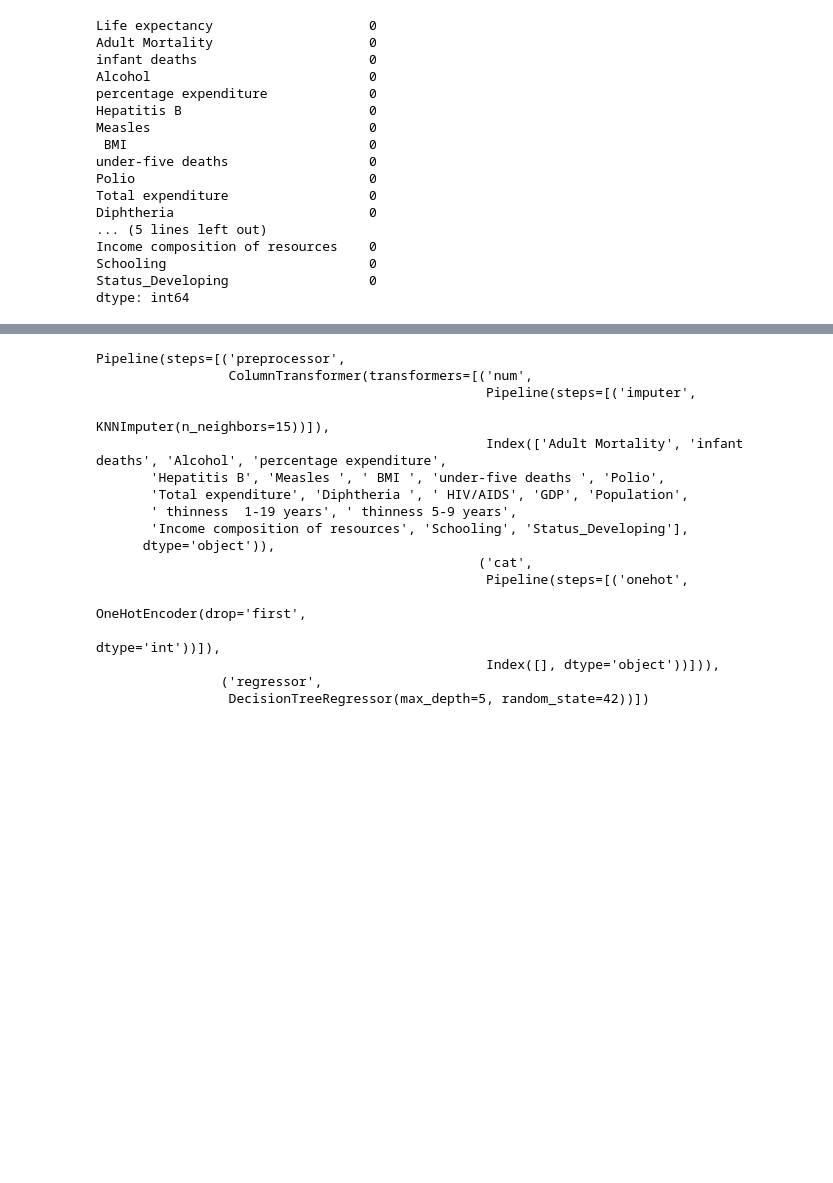
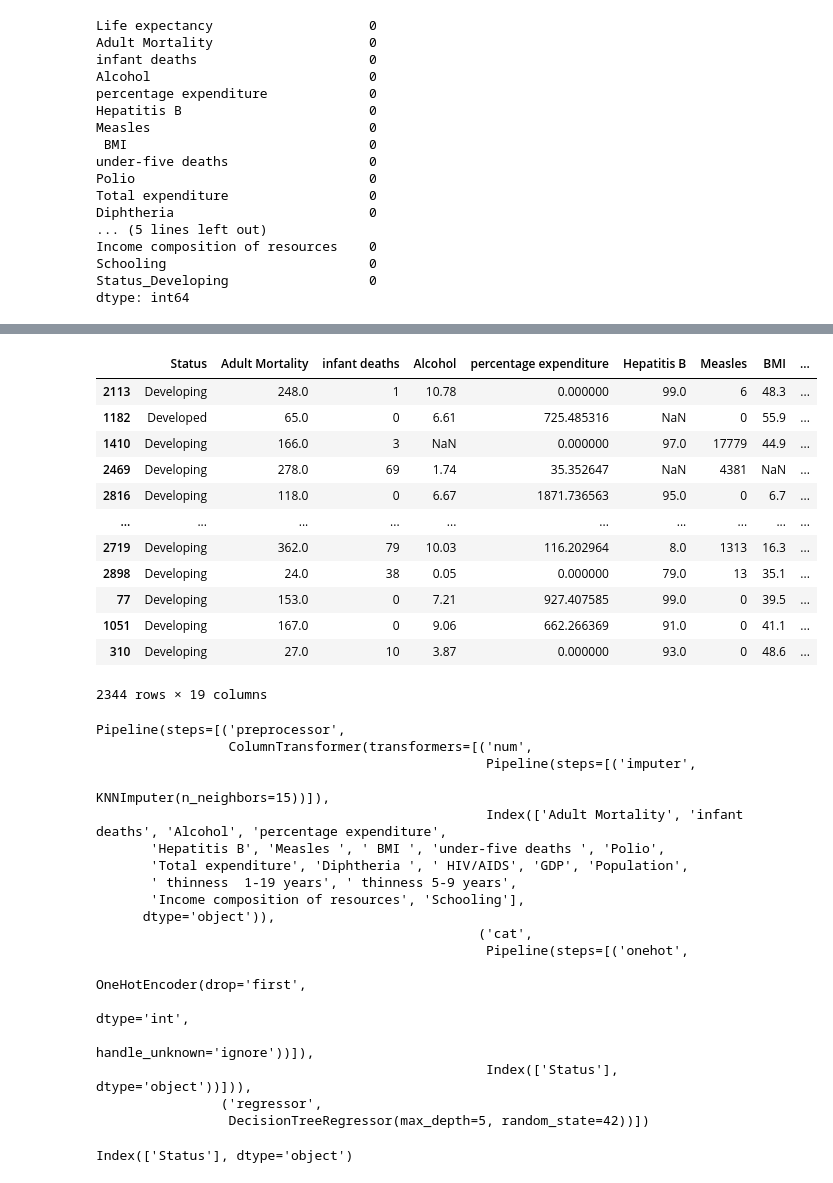
Before and after one commit to Abdul-AA/Life-Expectancy, a Jupyter notebook: Life-Expectancy-Model.ipynb, the cells around one changed output, grey strips where cells are left out. Saved outputs shown, nothing was run; the diff lists cells and outputs as text; code cells hidden in the pictures; blank space fills up the shorter version.

```diff
--- a/Life-Expectancy-Model.ipynb
+++ b/Life-Expectancy-Model.ipynb
@@ -377,13 +473,29 @@ train_set = train_set.dropna(subset=['Life expectancy '])
 
 life_expectancy = train_set['Life expectancy ']
 train_set_features = train_set.drop('Life expectancy ', axis=1)
+# %%
+train_set_features
+# %% [output]
+|  | Status | Adult Mortality | infant deaths | Alcohol | percentage expenditure | Hepatitis B | Measles | BMI | ... |
+| 2113 | Developing | 248.0 | 1 | 10.78 | 0.000000 | 99.0 | 6 | 48.3 | ... |
+| 1182 | Developed | 65.0 | 0 | 6.61 | 725.485316 | NaN | 0 | 55.9 | ... |
+| 1410 | Developing | 166.0 | 3 | NaN | 0.000000 | 97.0 | 17779 | 44.9 | ... |
+| 2469 | Developing | 278.0 | 69 | 1.74 | 35.352647 | NaN | 4381 | NaN | ... |
+| 2816 | Developing | 118.0 | 0 | 6.67 | 1871.736563 | 95.0 | 0 | 6.7 | ... |
+| ... | ... | ... | ... | ... | ... | ... | ... | ... | ... |
+| 2719 | Developing | 362.0 | 79 | 10.03 | 116.202964 | 8.0 | 1313 | 16.3 | ... |
+| 2898 | Developing | 24.0 | 38 | 0.05 | 0.000000 | 79.0 | 13 | 35.1 | ... |
+| 77 | Developing | 153.0 | 0 | 7.21 | 927.407585 | 99.0 | 0 | 39.5 | ... |
+| 1051 | Developing | 167.0 | 0 | 9.06 | 662.266369 | 91.0 | 0 | 41.1 | ... |
+| 310 | Developing | 27.0 | 10 | 3.87 | 0.000000 | 93.0 | 0 | 48.6 | ... |
+2344 rows × 19 columns
 # %%
 
 # Let's first define our preprocessing steps for the categorical features.
 # We're using OneHotEncoder here to convert categorical variables into a form that could be provided to ML algorithms.
 categorical_features = train_set_features.select_dtypes(include='object').columns
 categorical_transformer = Pipeline(steps=[
-    ('onehot', OneHotEncoder(drop='first', dtype='int'))
+    ('onehot', OneHotEncoder(drop='first', dtype='int',handle_unknown='ignore'))
 ])
 
 # Next, for the numerical features, we'll impute any missing values using KNNImputer and then scale them.
@@ -417,15 +529,20 @@ Pipeline(steps=[('preprocessor',
        'Hepatitis B', 'Measles ', ' BMI ', 'under-five deaths ', 'Polio',
        'Total expenditure', 'Diphtheria ', ' HIV/AIDS', 'GDP', 'Population',
        ' thinness  1-19 years', ' thinness 5-9 years',
-       'Income composition of resources', 'Schooling', 'Status_Developing'],
+       'Income composition of resources', 'Schooling'],
       dtype='object')),
                                                  ('cat',
                                                   Pipeline(steps=[('onehot',
                                                                    OneHotEncoder(drop='first',
-                                                                                 dtype='int'))]),
-                                                  Index([], dtype='object'))])),
+                                                                                 dtype='int',
+                                                                                 handle_unknown='ignore'))]),
+                                                  Index(['Status'], dtype='object'))])),
                 ('regressor',
                  DecisionTreeRegressor(max_depth=5, random_state=42))])
+# %%
+categorical_features
+# %% [output]
+Index(['Status'], dtype='object')
 # %%
 
 tree_rmses = -cross_val_score(pipeline, train_set_features, life_expectancy,
```
Also changed, not shown: parts of 21 cells of this notebook.
